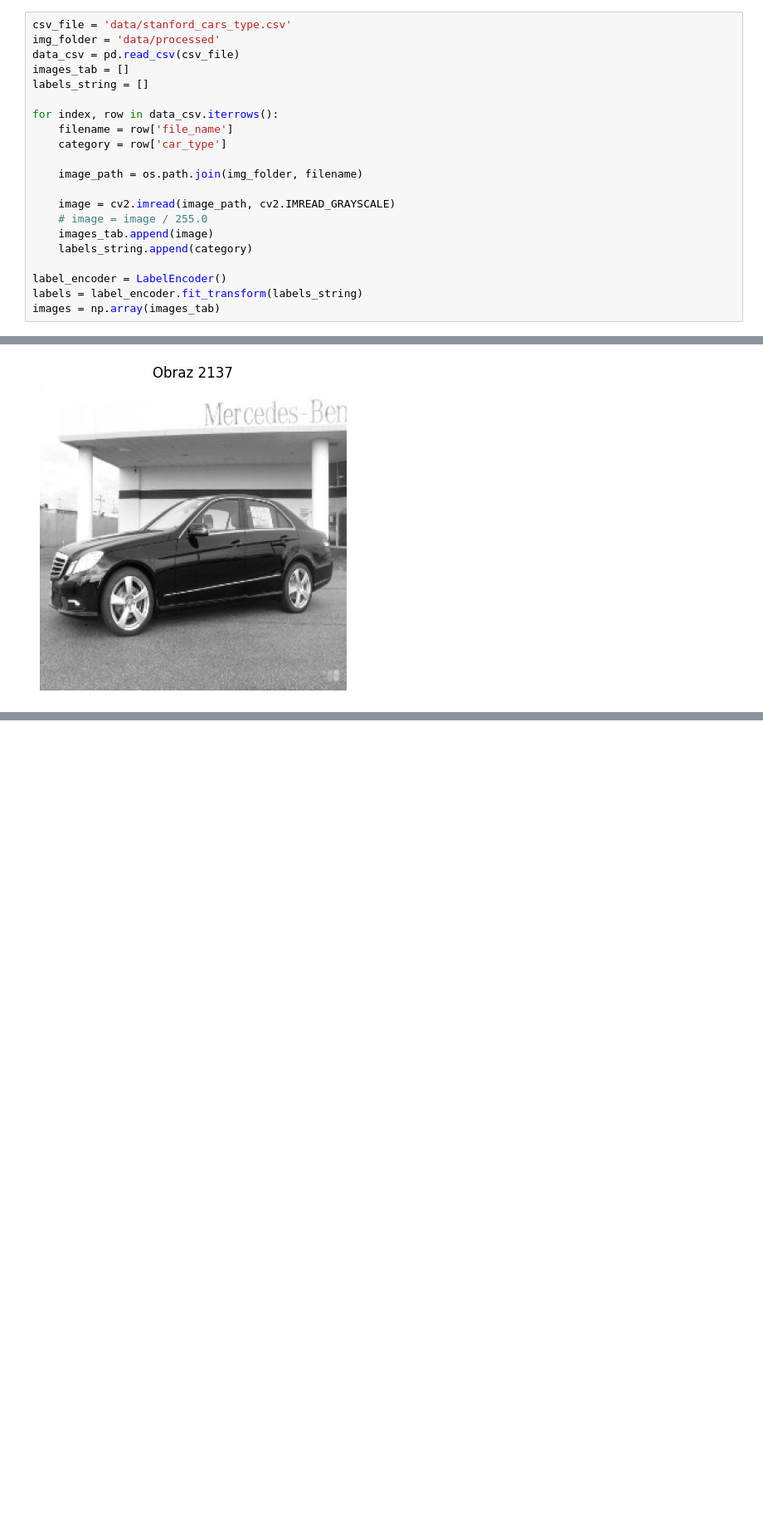
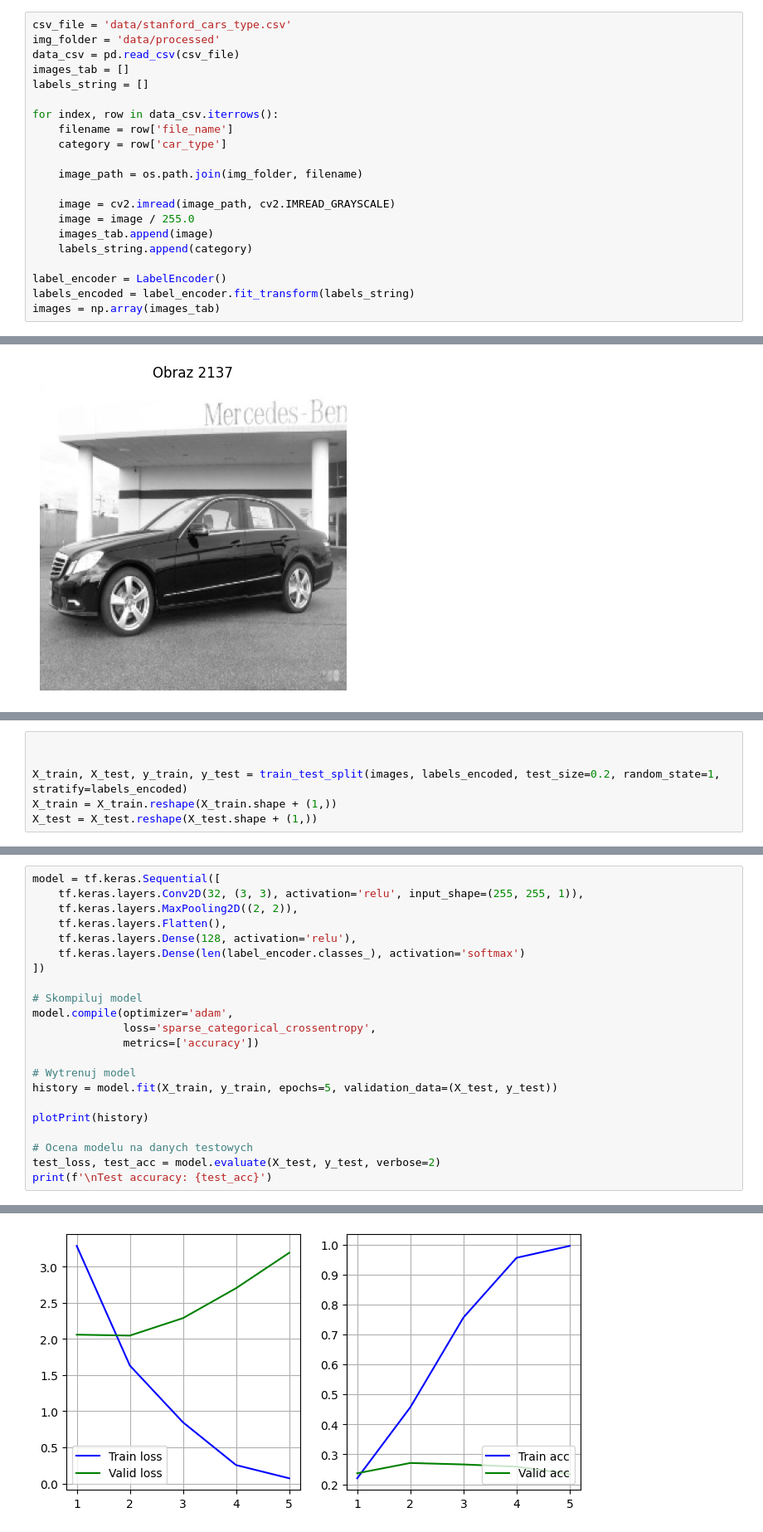
Before and after one commit to Czarkowski/ITML_Project, a Jupyter notebook: main.ipynb, the cells around one changed output, grey strips where cells are left out. Shown at 83% size. Drawn from its saved outputs; the diff is of its cells as text; blank space fills up the shorter version.

Commit message:
model
n

i

```diff
--- a/main.ipynb
+++ b/main.ipynb
@@ -88,11 +281,11 @@ for index, row in data_csv.iterrows():
     image_path = os.path.join(img_folder, filename)
 
     image = cv2.imread(image_path, cv2.IMREAD_GRAYSCALE)
-    # image = image / 255.0
+    image = image / 255.0
     images_tab.append(image)
     labels_string.append(category)
 
 label_encoder = LabelEncoder()
-labels = label_encoder.fit_transform(labels_string)
+labels_encoded = label_encoder.fit_transform(labels_string)
 images = np.array(images_tab)
 # %%
@@ -177,0 +339,6 @@ images len =  8144
+# %%
+
+
+X_train, X_test, y_train, y_test = train_test_split(images, labels_encoded, test_size=0.2, random_state=1, stratify=labels_encoded)
+X_train = X_train.reshape(X_train.shape + (1,))
+X_test = X_test.reshape(X_test.shape + (1,))
@@ -177,0 +348,23 @@ images len =  8144
+# %%
+model = tf.keras.Sequential([
+    tf.keras.layers.Conv2D(32, (3, 3), activation='relu', input_shape=(255, 255, 1)),
+    tf.keras.layers.MaxPooling2D((2, 2)),
+    tf.keras.layers.Flatten(),
+    tf.keras.layers.Dense(128, activation='relu'),
+    tf.keras.layers.Dense(len(label_encoder.classes_), activation='softmax')
+])
+
+# Skompiluj model
+model.compile(optimizer='adam',
+              loss='sparse_categorical_crossentropy',
+              metrics=['accuracy'])
+
+# Wytrenuj model
+history = model.fit(X_train, y_train, epochs=5, validation_data=(X_test, y_test))
+
+plotPrint(history)
+
+# Ocena modelu na danych testowych
+test_loss, test_acc = model.evaluate(X_test, y_test, verbose=2)
+print(f'\nTest accuracy: {test_acc}')
+# %% [output]
@@ -177,0 +381 @@ images len =  8144
+[figure, added]
```
Also changed, not shown: parts of 11 cells of this notebook, 2 other files.
